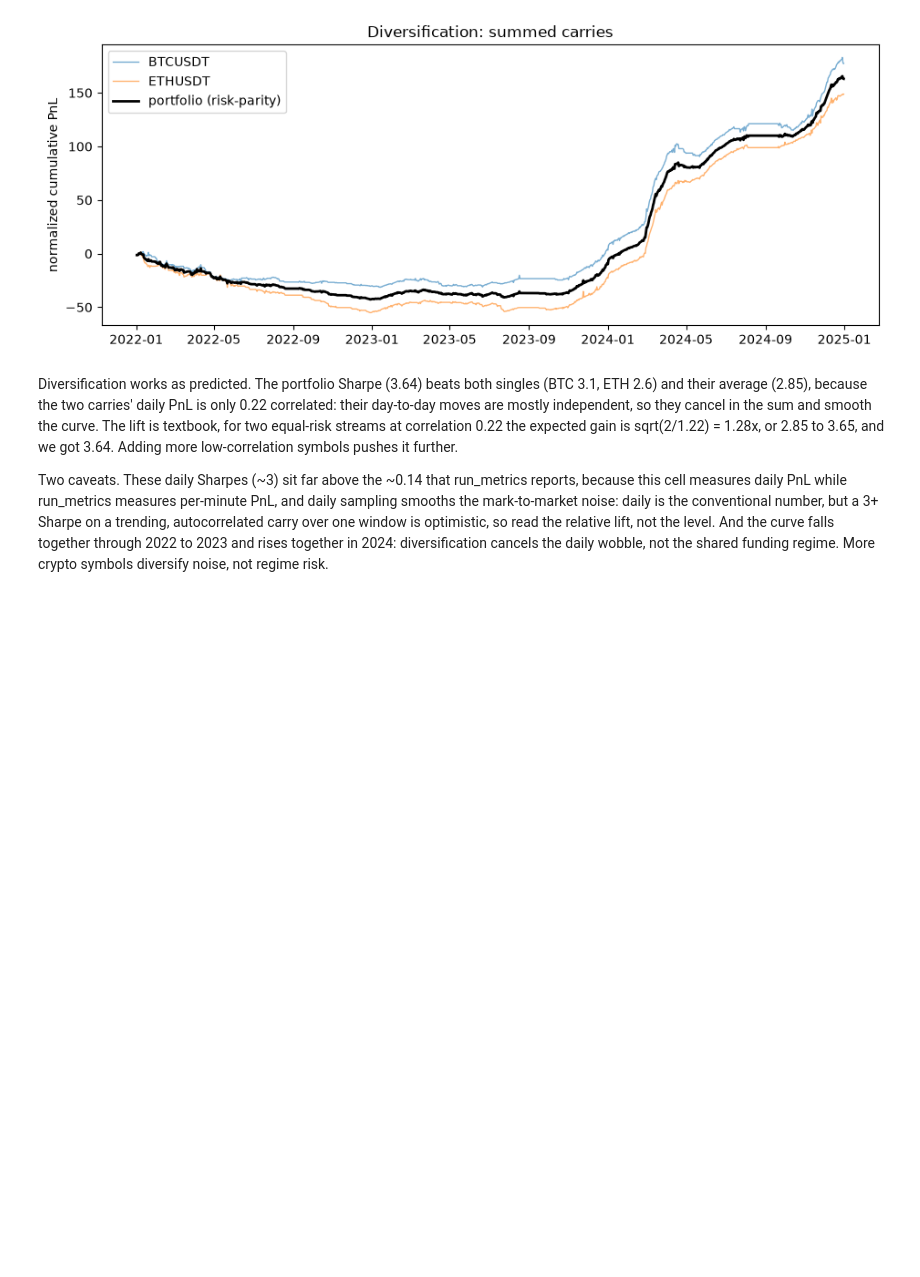
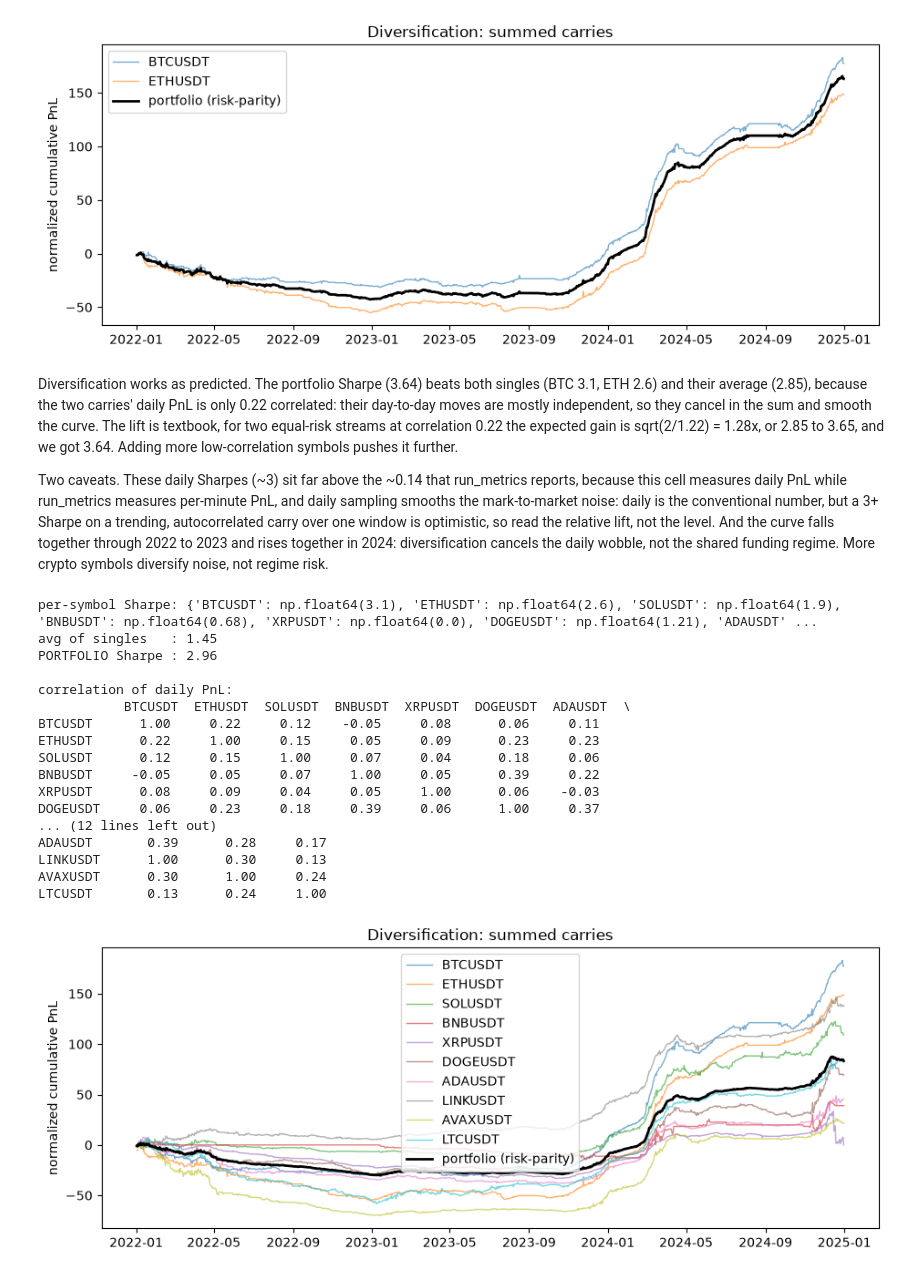
Before and after one commit to darkskele/quant_platform, a Jupyter notebook: research/funding_carry.ipynb, the cells around one changed output. Saved outputs shown, nothing was run; the diff lists cells and outputs as text; code cells hidden in the pictures; blank space fills up the shorter version.

```diff
--- a/research/funding_carry.ipynb
+++ b/research/funding_carry.ipynb
@@ -176,3 +179,27 @@ ETHUSDT     0.22     1.00
 Diversification works as predicted. The portfolio Sharpe (3.64) beats both singles (BTC 3.1, ETH 2.6) and their average (2.85), because the two carries' daily PnL is only 0.22 correlated: their day-to-day moves are mostly independent, so they cancel in the sum and smooth the curve. The lift is textbook, for two equal-risk streams at correlation 0.22 the expected gain is sqrt(2/1.22) = 1.28x, or 2.85 to 3.65, and we got 3.64. Adding more low-correlation symbols pushes it further.
 
 Two caveats. These daily Sharpes (~3) sit far above the ~0.14 that run_metrics reports, because this cell measures daily PnL while run_metrics measures per-minute PnL, and daily sampling smooths the mark-to-market noise: daily is the conventional number, but a 3+ Sharpe on a trending, autocorrelated carry over one window is optimistic, so read the relative lift, not the level. And the curve falls together through 2022 to 2023 and rises together in 2024: diversification cancels the daily wobble, not the shared funding regime. More crypto symbols diversify noise, not regime risk.
+# %%
+ten_symbol_run = ["BTCUSDT",  "ETHUSDT", "SOLUSDT",  "BNBUSDT",  "XRPUSDT",
+    "DOGEUSDT", "ADAUSDT", "LINKUSDT", "AVAXUSDT", "LTCUSDT"]
+
+diversify(ten_symbol_run)
+# %% [output]
+per-symbol Sharpe: {'BTCUSDT': np.float64(3.1), 'ETHUSDT': np.float64(2.6), 'SOLUSDT': np.float64(1.9), 'BNBUSDT': np.float64(0.68), 'XRPUSDT': np.float64(0.0), 'DOGEUSDT': np.float64(1.21), 'ADAUSDT' ...
+avg of singles   : 1.45
+PORTFOLIO Sharpe : 2.96
+
+correlation of daily PnL:
+           BTCUSDT  ETHUSDT  SOLUSDT  BNBUSDT  XRPUSDT  DOGEUSDT  ADAUSDT  \
+BTCUSDT      1.00     0.22     0.12    -0.05     0.08      0.06     0.11
+ETHUSDT      0.22     1.00     0.15     0.05     0.09      0.23     0.23
+SOLUSDT      0.12     0.15     1.00     0.07     0.04      0.18     0.06
+BNBUSDT     -0.05     0.05     0.07     1.00     0.05      0.39     0.22
+XRPUSDT      0.08     0.09     0.04     0.05     1.00      0.06    -0.03
+DOGEUSDT     0.06     0.23     0.18     0.39     0.06      1.00     0.37
+... (12 lines left out)
+ADAUSDT       0.39      0.28     0.17
+LINKUSDT      1.00      0.30     0.13
+AVAXUSDT      0.30      1.00     0.24
+LTCUSDT       0.13      0.24     1.00
+[figure, added]
```
Also changed, not shown: parts of 2 cells of this notebook, 2 other files.
